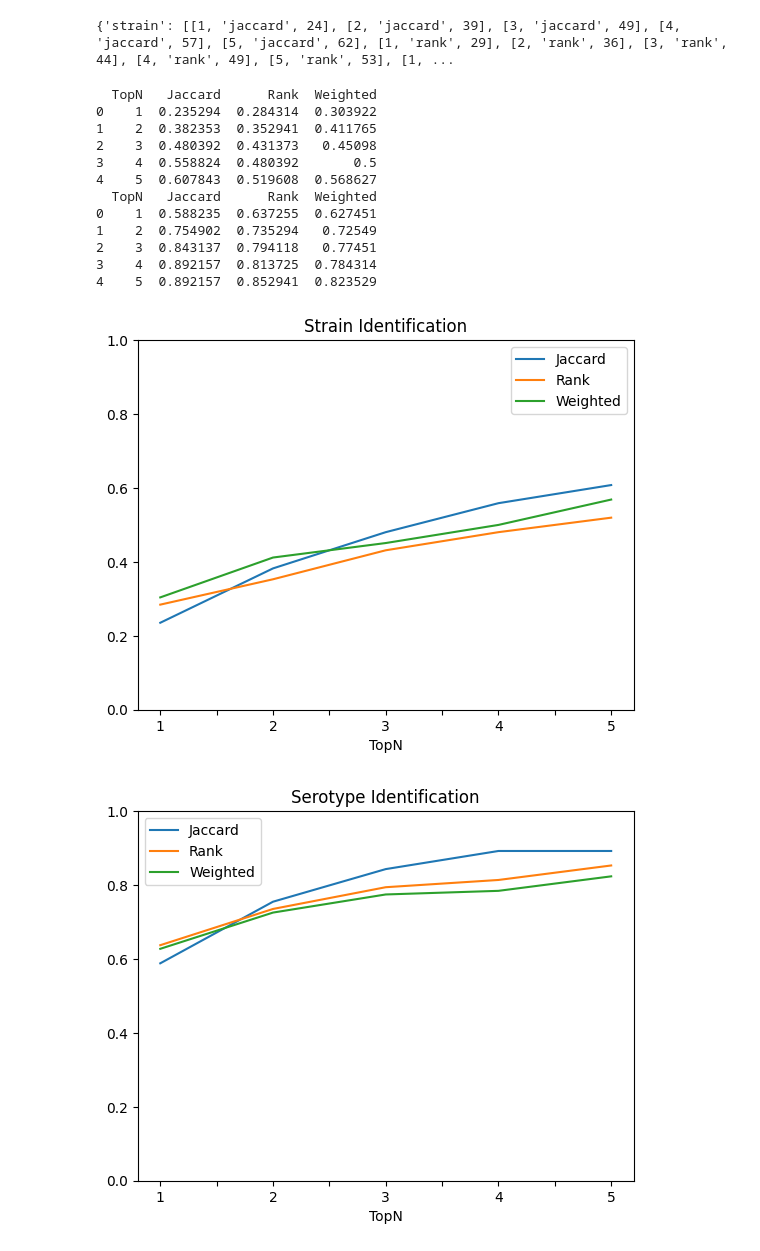
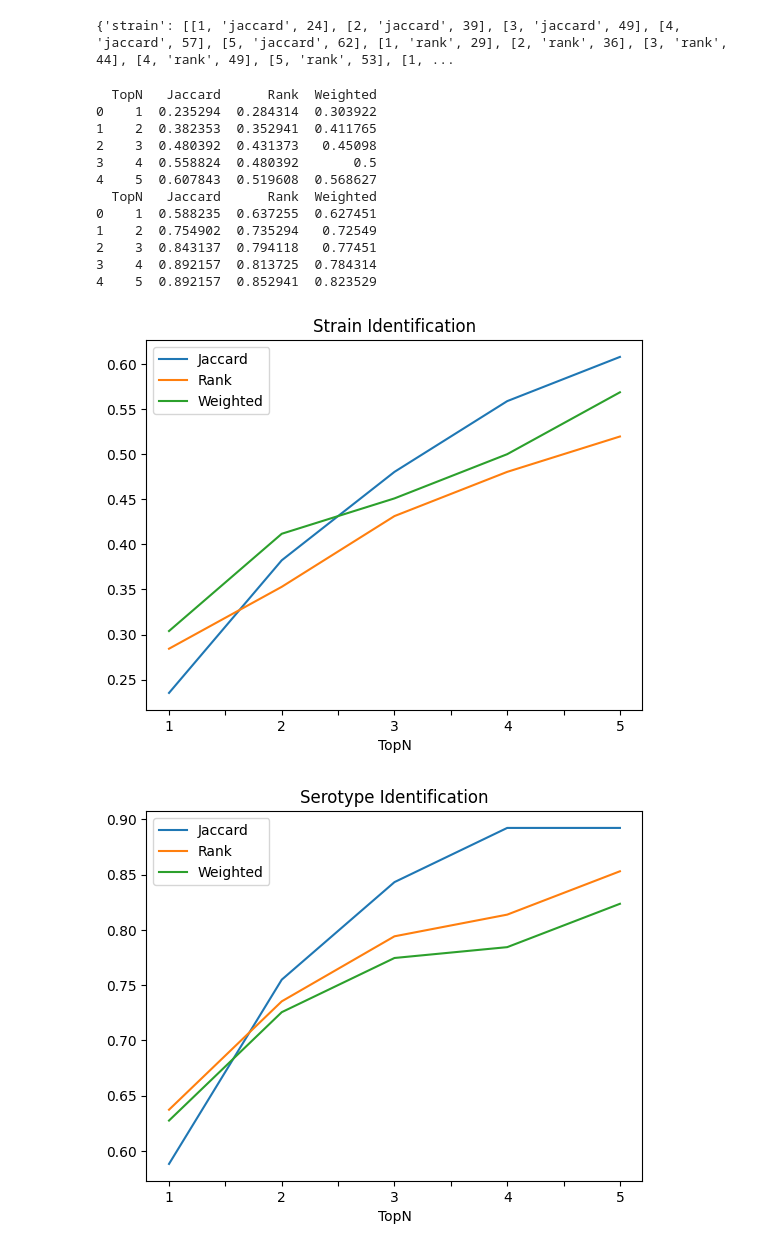
Before and after one commit to kuhaha/biotype, a Jupyter notebook: test4_biotype.ipynb, the cells around one changed output. Saved outputs shown, nothing was run; the diff lists cells and outputs as text; code cells hidden in the pictures.

```diff
--- a/test4_biotype.ipynb
+++ b/test4_biotype.ipynb
@@ -148,32 +148,32 @@ print(stat)
 # %%
 import numpy as np
 
 for target in  ['strain', 'serotype']:
 
     ja = [x[2] for x in stat[target] if x[1]=='jaccard']
     rk = [x[2] for x in stat[target] if x[1]=='rank']
     wt = [x[2] for x in stat[target] if x[1]=='weighted']
     my_stat = []
     for topn in range(1, 6):
         my_stat.append([topn, ja[topn-1]/n, rk[topn-1]/n, wt[topn-1]/n])
     my_array = np.array(my_stat, dtype=object)
     # print(my_array)
     df = pd.DataFrame(my_array, columns = ['TopN','Jaccard','Rank', 'Weighted'])
     print(df)
     title = f"{target} identification".title()
-    df.plot(x='TopN',y=['Jaccard','Rank', 'Weighted'],ylim=[0,1.0], title=title)
+    df.plot(x='TopN',y=['Jaccard','Rank', 'Weighted'], title=title)
 # %% [output]
   TopN   Jaccard      Rank  Weighted
 0    1  0.235294  0.284314  0.303922
 1    2  0.382353  0.352941  0.411765
 2    3  0.480392  0.431373   0.45098
 3    4  0.558824  0.480392       0.5
 4    5  0.607843  0.519608  0.568627
   TopN   Jaccard      Rank  Weighted
 0    1  0.588235  0.637255  0.627451
 1    2  0.754902  0.735294   0.72549
 2    3  0.843137  0.794118   0.77451
 3    4  0.892157  0.813725  0.784314
 4    5  0.892157  0.852941  0.823529
-[figure, old version]
+[figure, new version]
-[figure, old version]
+[figure, new version]
```
